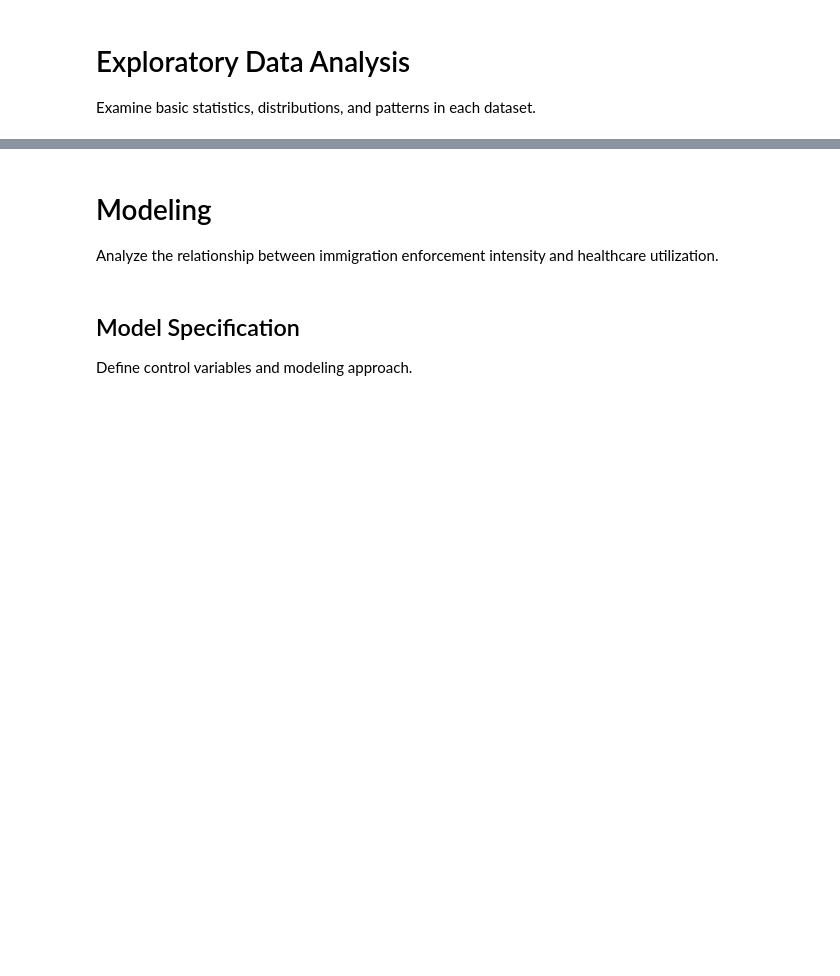
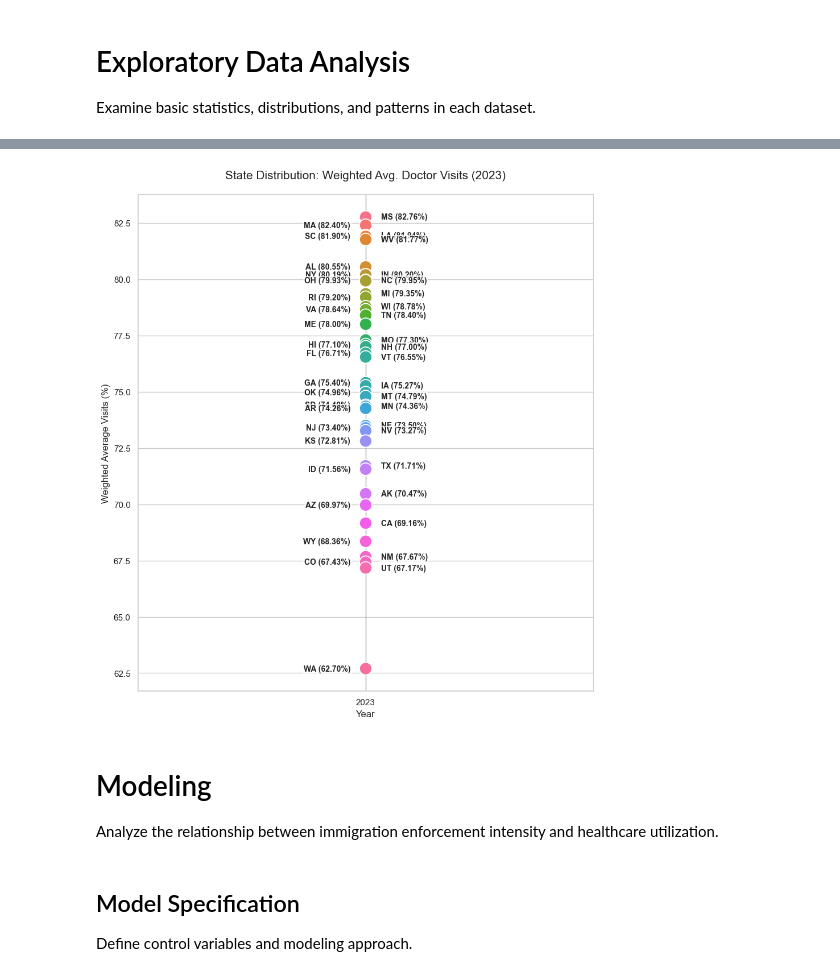
Before and after one commit to riverar9/data698-master-research-project, a Jupyter notebook: Appendix A - Python Code.ipynb, the cells around one changed output, grey strips where cells are left out. Drawn from its saved outputs; the diff is of its cells as text; code cells hidden in the pictures; blank space fills up the shorter version.

```diff
--- a/Appendix A - Python Code.ipynb
+++ b/Appendix A - Python Code.ipynb
@@ -321,3 +693,70 @@ print("Exploratory data analysis code will go here")
+# %%
+# 1. Filter for 2023 and calculate weighted averages
+latest_year = 2023
+df_2023 = df_merged[df_merged['year'] == latest_year].copy()
+
+def get_weighted_avg(group):
+    return np.average(group['doctor_visits_past_year'], weights=group['totalpopulation'])
+
+df_state_2023 = df_2023.groupby('state').apply(get_weighted_avg).reset_index()
+df_state_2023.columns = ['state', 'weighted_avg_visits']
+df_state_2023['year'] = latest_year
+
+# 2. Sort by value to make the alternating logic predictable
+df_state_2023 = df_state_2023.sort_values('weighted_avg_visits', ascending=False).reset_index(drop=True)
+
+# 3. Visualization
+sns.set_theme(style="whitegrid")
+plt.figure(figsize=(9, 10)) # Increased height helps with vertical spacing
+
+# Vertical reference line
+plt.axvline(x=latest_year, color='black', linestyle='-', alpha=0.2, linewidth=1)
+
+# Plot the points
+sns.scatterplot(
+    data=df_state_2023,
+    x='year',
+    y='weighted_avg_visits',
+    hue='state',
+    s=250,
+    legend=False,
+    zorder=3
+)
+
+# 4. Alternating Label Logic
+for idx, row in df_state_2023.iterrows():
+    # If index is even, place on the right; if odd, place on the left
+    if idx % 2 == 0:
+        align = 'left'
+        x_offset = 0.04
+    else:
+        align = 'right'
+        x_offset = -0.04
+
+    plt.text(
+        row['year'] + x_offset,
+        row['weighted_avg_visits'],
+        f"{row['state']} ({row['weighted_avg_visits']:.2f}%)",
+        va='center',
+        ha=align,
+        fontsize=10,
+        fontweight='bold',
+        bbox=dict(facecolor='white', alpha=0.7, edgecolor='none', pad=1) # Background for legibility
+    )
+
+# Formatting
+plt.title(f'State Distribution: Weighted Avg. Doctor Visits ({latest_year})', fontsize=15, pad=20)
+plt.ylabel('Weighted Average Visits (%)', fontsize=12)
+plt.xlabel('Year', fontsize=12)
+
+# Set X-axis limits to make room for labels on both sides
+plt.xlim(latest_year - 0.6, latest_year + 0.6)
+plt.xticks([latest_year])
+
+plt.tight_layout()
+plt.show()
+# %% [output]
+[figure, added]
 # %% [markdown]
 # Modeling
 
```
Also changed, not shown: parts of 16 cells of this notebook.
